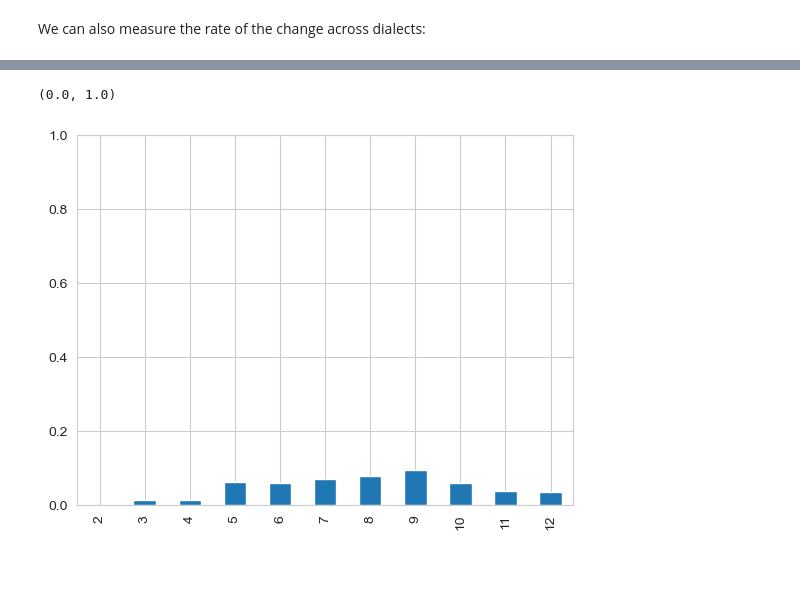
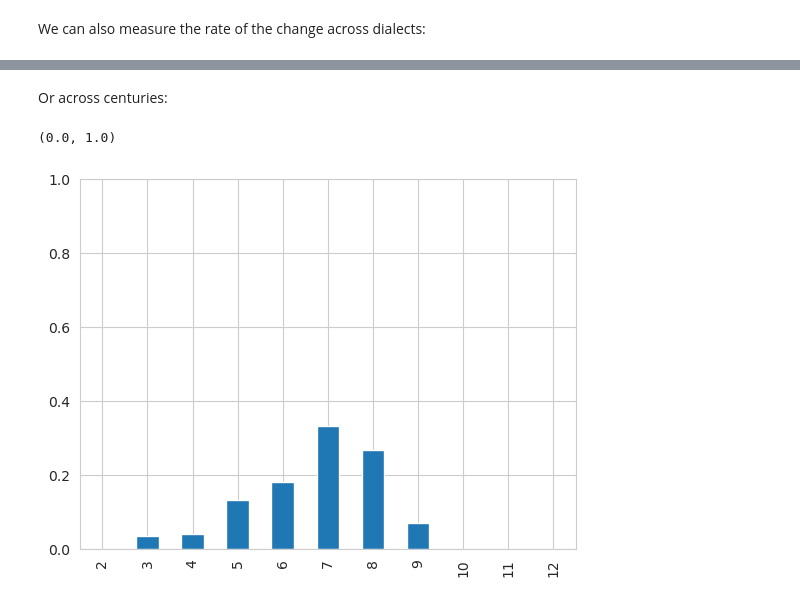
Before and after one commit to kmein/greek-coptic, a Jupyter notebook: greek-coptic.ipynb, the cells around one changed output, grey strips where cells are left out. Cells and saved outputs as stored; diff of their text form; code cells hidden in the pictures; blank space fills up the shorter version.

```diff
--- a/greek-coptic.ipynb
+++ b/greek-coptic.ipynb
@@ -264,7 +263,7 @@ def transliterate(greek):
             for character in normalized
             if character.lower() in greek_to_coptic
         )
-    ).replace("ⲣⲣ", "ⲣⲣϩ")
+    ).replace("ⲣⲣ", "ϩⲣ")
 # %% [markdown]
 See the transliteration in action here:
 # %%
@@ -600,7 +607,7 @@ df_diff = df_simple.apply(
     axis=1
 ).explode().dropna()
 df_diff = pd.DataFrame(df_diff.tolist(), index=df_diff.index)
-df_diff = pd.merge(df_simple[["greek_lemma", "orthography", "dialect", "date_approximate", "earliest", "latest"]], df_diff, on="id")
+df_diff = df_diff.merge(df_simple[["greek_lemma", "orthography", "dialect", "date_approximate", "earliest", "latest"]], on="id")
 df_diff = df_diff[df_diff["greek_lemma"].str.len() > 0]
 # %% [markdown]
 A large part of the now detected spelling variation originates from morphological differences between the Greek dictionary form (1st person singular for verbs, nominative singular masculine for adjectives and nouns) and the form employed in coptic (a reduced form of the infinitive / the imperative, occasionally the nominative singular neuter, adverbial endings). As the morphological transformation of Greek words into Coptic is not our main focus, we can safely remove those entries:
@@ -646,7 +651,7 @@ df_diff = df_diff[~(
     )
 ) & ~(
     ((df_diff["input"] == "ⲩ") & (df_diff["output"] == "ⲓ") & (df_diff["context_left"] == "ⲉⲗⲁⲭ"))
-    & ((df_diff["input"] == "ⲟⲥ") & (df_diff["output"] == "ⲟⲥ") & (df_diff["context_left"] == "ⲓⲟⲩⲇⲁⲓ"))
+    & ((df_diff["input"] == "ⲟⲥ") & (df_diff["output"] == "∅") & (df_diff["context_left"] == "ⲓⲟⲩⲇⲁⲓ"))
 )]
 
 # remove adverbial endings
@@ -687,6 +709,8 @@ We define the *rate* of an orthographic change to be its absolute frequency divi
 # %%
 def rate(the_input, the_output, predicate=pd.Series([True] * len(df_diff), index=df_diff.index)
 ):
+    if the_input == "∅":
+        return np.nan
     subset = df_diff[(df_diff["input"] == the_input) & (df_diff["output"] == the_output) & predicate]
     total = np.sum(df_diff[predicate]["greek_lemma"].apply(protect_digraphs).str.count(protect_digraphs(the_input)))
     return len(subset) / total
@@ -715,9 +739,11 @@ pd.Series(result).plot.bar().set_ylim(0, 1)
+# %% [markdown]
+Or across centuries:
 # %%
 df_diff["century"] = (df_diff["date_approximate"] / 100).fillna(-1).astype(int)
 result = dict()
 for century in set(df_diff["century"].values) - {-1}:
-    result[century] = rate("ⲟ", "ⲱ", predicate=df_diff["century"] == century)
+    result[century] = rate("ⲟⲓ", "ⲉ", predicate=df_diff["century"] == century)
 pd.Series(result).plot.bar().set_ylim(0, 1)
 # %% [output]
 (0.0, 1.0)
-[figure, old version]
+[figure, new version]
```
Also changed, not shown: parts of 57 cells of this notebook, 1 other file.
